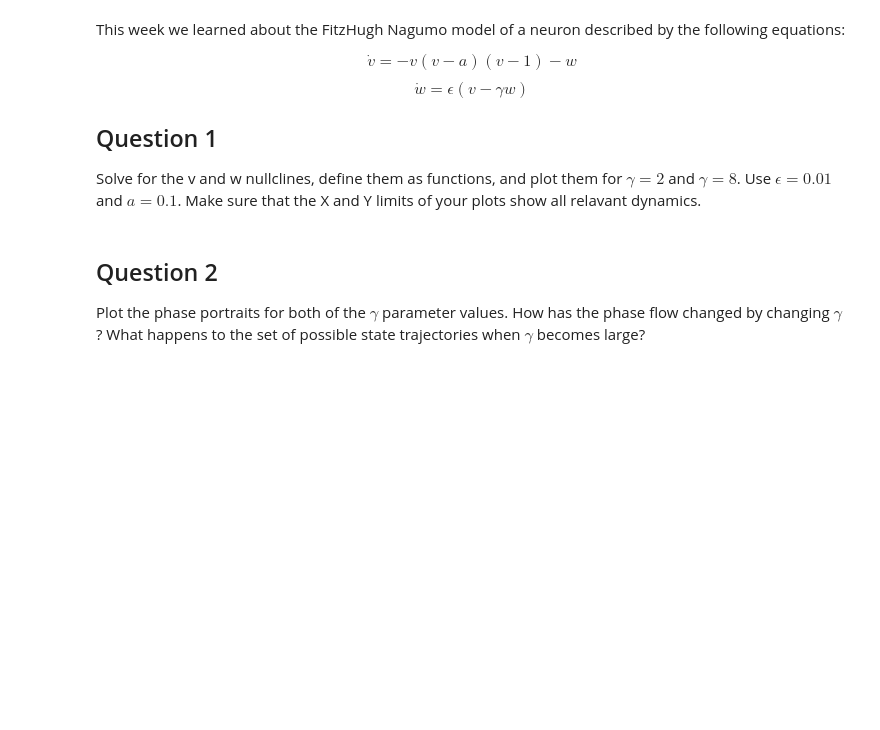
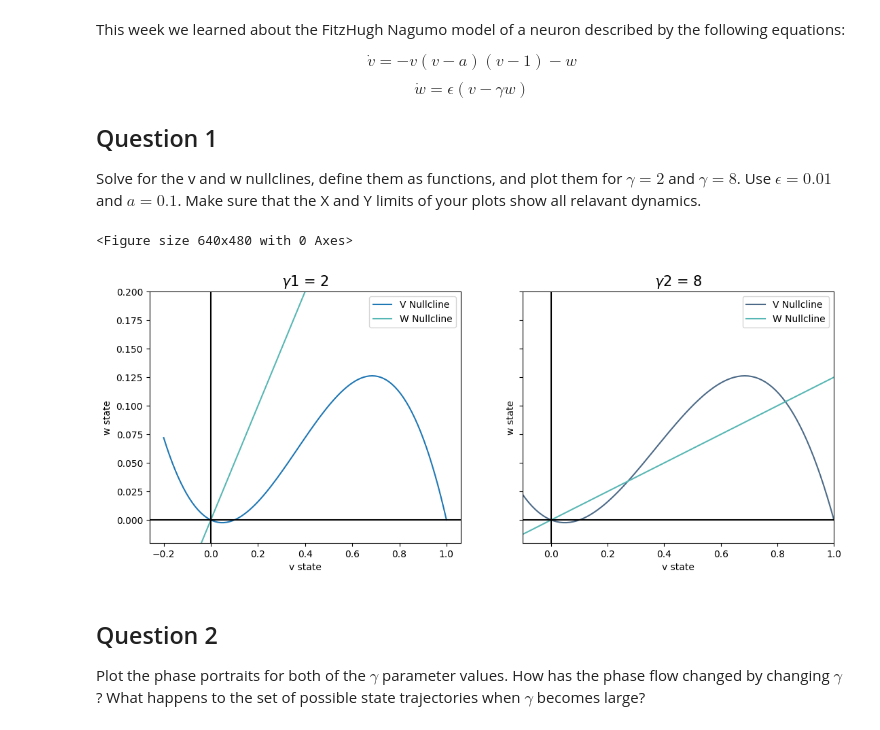
Before and after one commit to mkayeterry/MCDB172, a Jupyter notebook: ipynb/hw/HW8 - Neuronal Dynamics.ipynb, the cells around one changed output. Cells and saved outputs as stored; diff of their text form; code cells hidden in the pictures; blank space fills up the shorter version.

```diff
--- a/ipynb/hw/HW8 - Neuronal Dynamics.ipynb
+++ b/ipynb/hw/HW8 - Neuronal Dynamics.ipynb
@@ -9,6 +9,53 @@ $$\dot{w} = \epsilon (v - \gamma w)$$
 ## Question 1
 
 Solve for the v and w nullclines, define them as functions, and plot them for $\gamma = 2$ and $\gamma = 8$. Use $\epsilon = 0.01$ and $a = 0.1$. Make sure that the X and Y limits of your plots show all relavant dynamics.
+# %%
+import matplotlib.pyplot as plt
+import numpy as np
+
+def v_nullcline(v, a_null):
+    w = -v * (v - a_null) * (v - 1)
+    return w
+
+def w_nullcline(w, gamma_null):
+    v = gamma_null * w
+    return v
+
+gamma1, gamma2 = 2, 8
+eps = 0.01
+a = 0.1
+
+v = np.linspace(-0.2, 1, 100)
+w = np.linspace(-0.1, 0.3, 100)
+
+plt.figure()
+fig, (ax1, ax2) = plt.subplots(nrows=1, ncols=2, sharey = True)
+fig.set_figwidth(13)
+
+ax1.plot(v, v_nullcline(v, a), label = 'V Nullcline')
+ax1.plot(w_nullcline(w, gamma1), w, color = '#57b7b4', label = 'W Nullcline')
+ax1.axhline(0, color='black')
+ax1.axvline(0, color='black')
+ax1.set_title(r'$\gamma$1 = 2', fontsize = 15)
+ax1.set_xlabel('v state')
+ax1.set_ylabel('w state')
+ax1.legend(loc = 'upper right')
+
+ax2.plot(v, v_nullcline(v, a), color = '#4c6a87', label = 'V Nullcline')
+ax2.plot(w_nullcline(w, gamma2), w, color = '#57b7b4', label = 'W Nullcline')
+ax2.axhline(0, color='black')
+ax2.axvline(0, color='black')
+ax2.set_title(r'$\gamma$2 = 8', fontsize = 15)
+ax2.set_xlabel('v state')
+ax2.set_ylabel('w state')
+ax2.legend(loc = 'upper right')
+
+plt.xlim(-0.1, 1)
+plt.ylim(-0.02, 0.2)
+plt.show()
+# %% [output]
+<Figure size 640x480 with 0 Axes>
+[figure, added]
 # %% [markdown]
 ## Question 2
 
```
Also changed, not shown: parts of 1 cell of this notebook, 4 other files.
